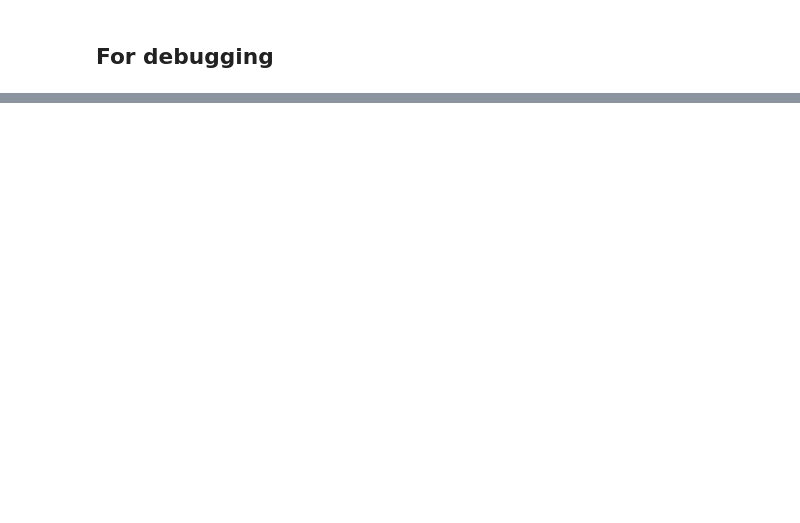
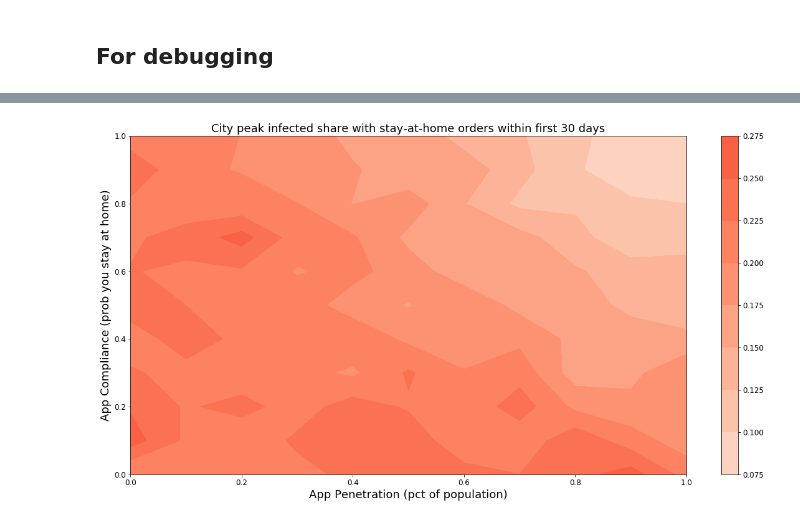
Before and after one commit to TheDigitalFrontier/contact-tracing-simulation, a Jupyter notebook: simulation/ContactTracingSimulation_v8.ipynb, the cells around one changed output, grey strips where cells are left out. Saved outputs shown, nothing was run; the diff lists cells and outputs as text; code cells hidden in the pictures; blank space fills up the shorter version.

Commit message:
added stay-at-home scenario, save figures as pdf

```diff
--- a/simulation/ContactTracingSimulation_v8.ipynb
+++ b/simulation/ContactTracingSimulation_v8.ipynb
@@ -611,0 +617,14 @@ houses_day5
+# %%
+# Standardize pandemic parameters
+min_household = 1
+max_household = 5
+leave_prob = 0.75
+public_spread = 0.02 # Source: ECDC [1] states 1-3% asymptomic infection rate
+random_spread = 0.005
+house_spread = 0.50
+recovery_days = 14
+recovery_prob = 0.95 # Source: ECDC [1] states ~6% of patients develop a critical illness. We mark down slightly.
+symptom_days = 4
+symptom_prob = 0.20
+
+# [1] https://www.ecdc.europa.eu/sites/default/files/documents/RRA-sixth-update-Outbreak-of-novel-coronavirus-disease-2019-COVID-19.pdf
@@ -611,0 +725,16 @@ houses_day5
+# %%
+peak_infected_share_quar = np.divide(np.amax(people_infected_array, axis=2), total_people_array)
+
+fig, _ = plt.subplots(figsize=(20,10))
+plt.contourf(app_penetration_grid, ct_compliance_grid, np.transpose(peak_infected_share_quar),
+             vmin=0.0, vmax=0.5, cmap='Reds')
+
+plt.title(f'City peak infected share with stay-at-home orders within first {num_days} days', fontsize=18)
+plt.xlabel('App Penetration (pct of population)', fontsize=18)
+plt.ylabel('App Compliance (prob you stay at home)', fontsize=18)
+plt.tick_params(axis='both', which='major', labelsize=12)
+plt.colorbar().ax.tick_params(labelsize=12)
+plt.show()
+fig.savefig('figs/stay-at-home.pdf')
+# %% [output]
+[figure, added]
```
Also changed, not shown: parts of 8 cells of this notebook, 1 other file.
